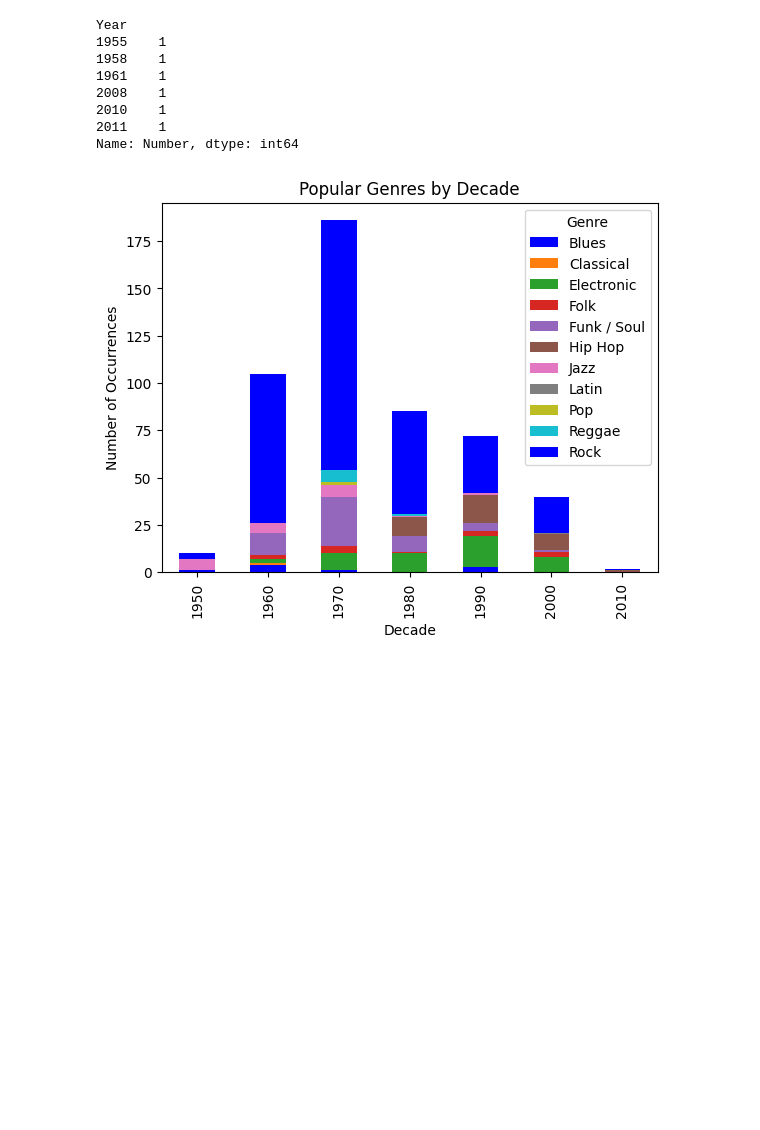
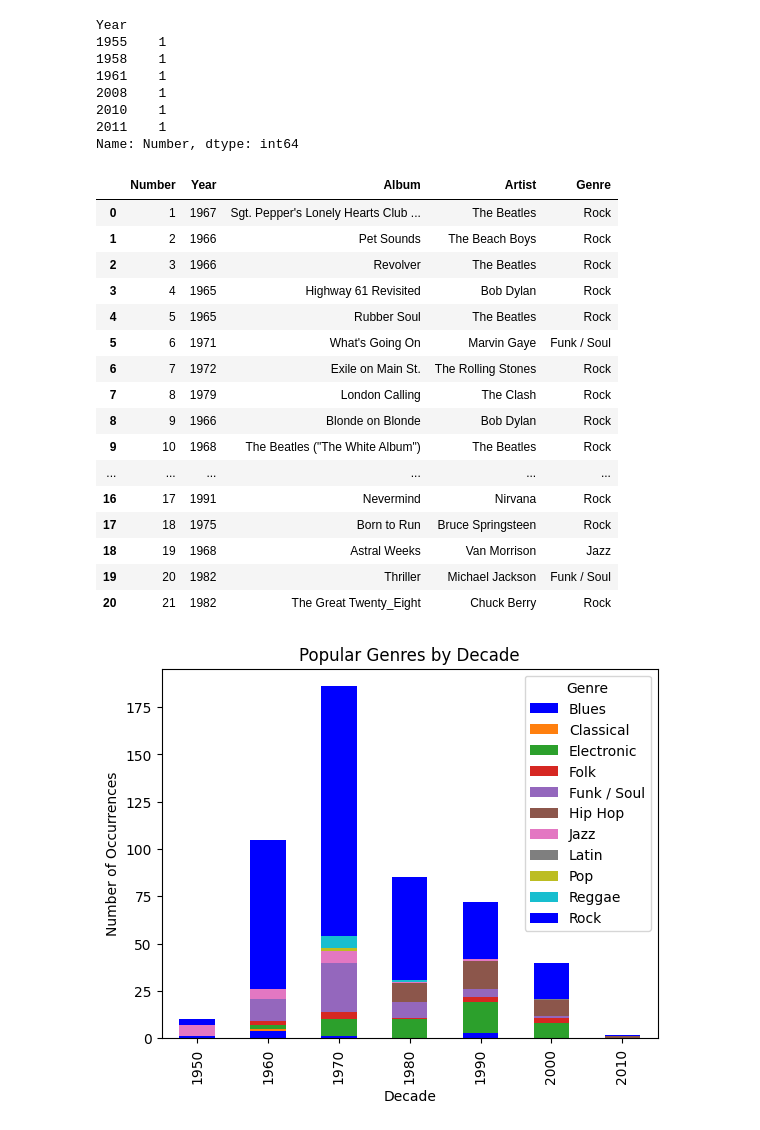
Before and after one commit to Dangarber/albums-list, a Jupyter notebook: AlbumList.ipynb, the cells around one changed output. Cells and saved outputs as stored; diff of their text form; code cells hidden in the pictures; blank space fills up the shorter version.

Commit message:
Blues and rock linked?

```diff
--- a/AlbumList.ipynb
+++ b/AlbumList.ipynb
@@ -85,6 +85,30 @@ Year
 2010    1
 2011    1
 Name: Number, dtype: int64
+# %%
+split_genre = []
+for s in  filtered_file["Genre"]:
+    split_genre.append(s.split(",")[0])
+filtered_file["Genre"] = split_genre
+filtered_file.loc[0:20]
+# %% [output]
+|  | Number | Year | Album | Artist | Genre |
+| 0 | 1 | 1967 | Sgt. Pepper's Lonely Hearts Club ... | The Beatles | Rock |
+| 1 | 2 | 1966 | Pet Sounds | The Beach Boys | Rock |
+| 2 | 3 | 1966 | Revolver | The Beatles | Rock |
+| 3 | 4 | 1965 | Highway 61 Revisited | Bob Dylan | Rock |
+| 4 | 5 | 1965 | Rubber Soul | The Beatles | Rock |
+| 5 | 6 | 1971 | What's Going On | Marvin Gaye | Funk / Soul |
+| 6 | 7 | 1972 | Exile on Main St. | The Rolling Stones | Rock |
+| 7 | 8 | 1979 | London Calling | The Clash | Rock |
+| 8 | 9 | 1966 | Blonde on Blonde | Bob Dylan | Rock |
+| 9 | 10 | 1968 | The Beatles ("The White Album") | The Beatles | Rock |
+| ... | ... | ... | ... | ... | ... |
+| 16 | 17 | 1991 | Nevermind | Nirvana | Rock |
+| 17 | 18 | 1975 | Born to Run | Bruce Springsteen | Rock |
+| 18 | 19 | 1968 | Astral Weeks | Van Morrison | Jazz |
+| 19 | 20 | 1982 | Thriller | Michael Jackson | Funk / Soul |
+| 20 | 21 | 1982 | The Great Twenty_Eight | Chuck Berry | Rock |
 # %%
 decade_genre_counts = filtered_file.groupby([filtered_file['Year'] // 10 * 10, 'Genre']).size().reset_index(name='Counts')
 decade_genre_counts_pivot = decade_genre_counts.pivot(index='Year', columns='Genre', values='Counts')
```
Also changed, not shown: parts of 3 cells of this notebook.
